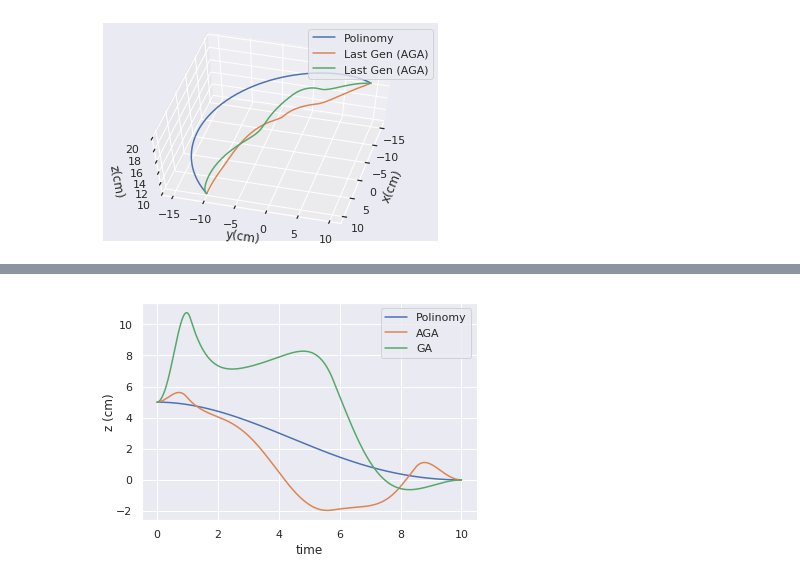
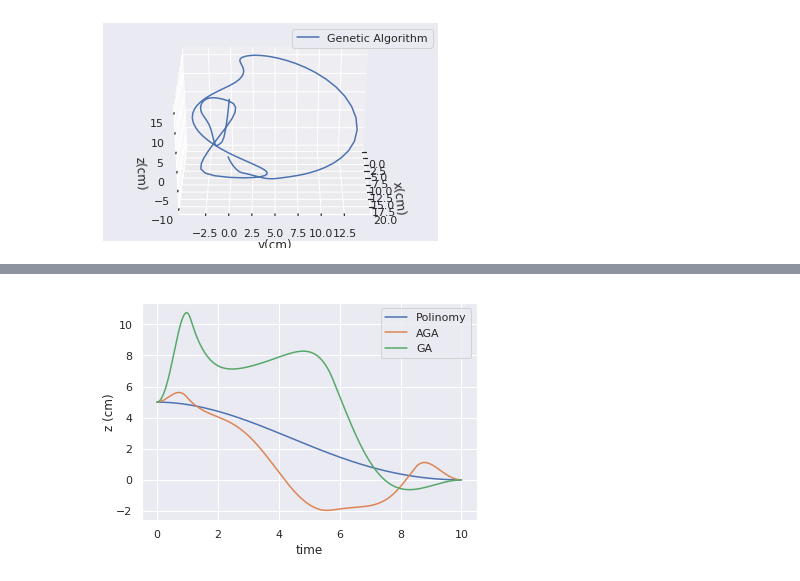
Before and after one commit to oscarkremer/mentor-optimization, a Jupyter notebook: notebooks/Charts .ipynb, the cells around one changed output, grey strips where cells are left out. Cells and saved outputs as stored; diff of their text form; code cells hidden in the pictures.

```diff
--- a/notebooks/Charts .ipynb
+++ b/notebooks/Charts .ipynb
@@ -14,17 +10,18 @@ non_adaptive_3 = pd.read_csv('traject_3/non_adaptive/points.csv')
+# %%
+points = pd.read_csv('../data/processed/points.csv')
+angles = pd.read_csv('../data/processed/angles.csv')
 # %%
 fig = plt.figure()
 ax = fig.add_subplot(111, projection='3d')
 
-ax.plot(polinomy_3['x'].values, polinomy_3['y'].values, polinomy_3['z'].values, label='Polinomy')
-ax.plot(adaptive_3['x'].values, adaptive_3['y'].values, adaptive_3['z'].values, label='Last Gen (AGA)')
-ax.plot(non_adaptive_3['x'].values, non_adaptive_3['y'].values, non_adaptive_3['z'].values, label='Last Gen (AGA)')
+ax.plot(points['x'].values, points['y'].values, points['z'].values, label='Genetic Algorithm')
 ax.set_xlabel('x(cm)')
 ax.set_ylabel('y(cm)')
 ax.set_zlabel('z(cm)')
 plt.legend(loc='upper right')
-ax.view_init(60, 15)
-plt.savefig('traj_2_0.png', dpi=None, facecolor='w', edgecolor='w',
-        transparent=False)
+ax.view_init(30, 0)
+#plt.savefig('traj_2_0.png', dpi=None, facecolor='w', edgecolor='w',
+#        transparent=False)embedded-picture
 plt.show()
 # %% [output]
-[figure, old version]
+[figure, new version]
```
Also changed, not shown: parts of 34 cells of this notebook, 4 other files.
